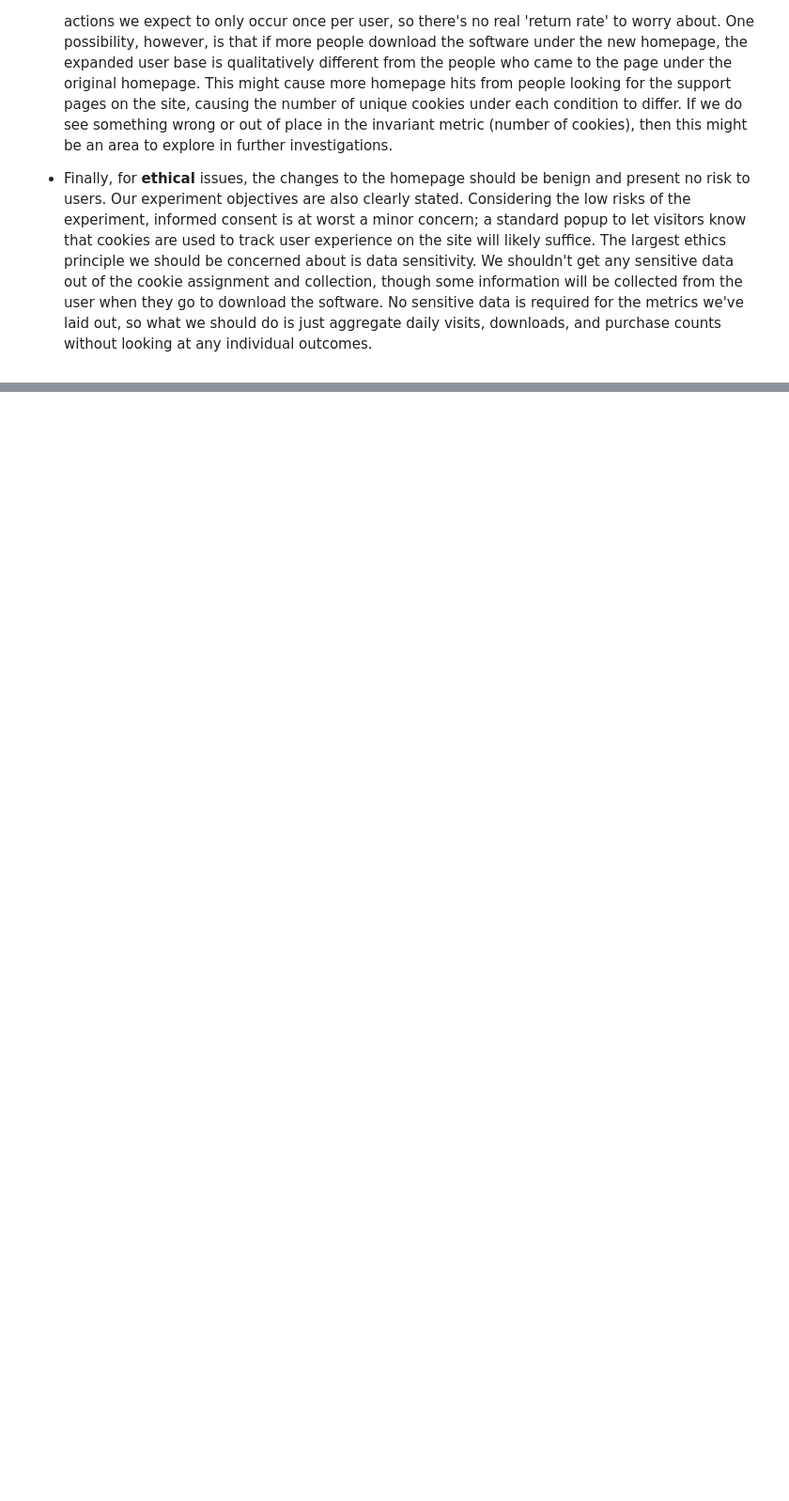
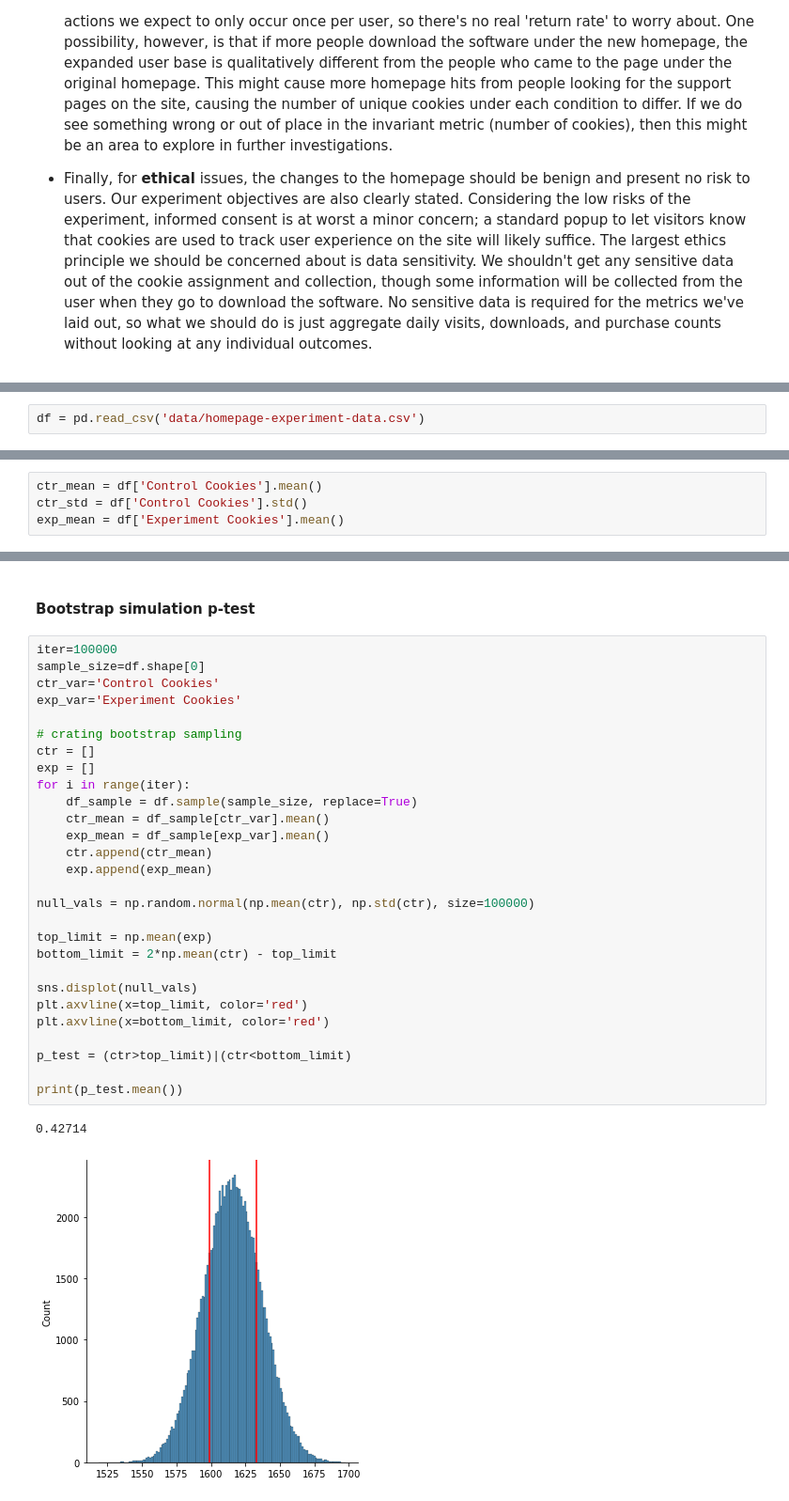
Before and after one commit to vpontello/DataScience_Nanodegree, a Jupyter notebook: 04_Experimental_Design_and_Recommendations/04_AB_Testing_Case_Study/ab_testing_case_study.ipynb, the cells around one changed output, grey strips where cells are left out. Shown at 94% size. Drawn from its saved outputs; the diff is of its cells as text; blank space fills up the shorter version.

Commit message:
statistic experimentations

```diff
--- a/04_Experimental_Design_and_Recommendations/04_AB_Testing_Case_Study/ab_testing_case_study.ipynb
+++ b/04_Experimental_Design_and_Recommendations/04_AB_Testing_Case_Study/ab_testing_case_study.ipynb
@@ -143,0 +157,2 @@ Before getting to the data and its analysis, let's review a few of the conceptua
+# %%
+df = pd.read_csv('data/homepage-experiment-data.csv')
@@ -143,0 +171,4 @@ Before getting to the data and its analysis, let's review a few of the conceptua
+# %%
+ctr_mean = df['Control Cookies'].mean()
+ctr_std = df['Control Cookies'].std()
+exp_mean = df['Experiment Cookies'].mean()
@@ -143,0 +202,33 @@ Before getting to the data and its analysis, let's review a few of the conceptua
+# %% [markdown]
+#### Bootstrap simulation p-test
+# %%
+iter=100000
+sample_size=df.shape[0]
+ctr_var='Control Cookies'
+exp_var='Experiment Cookies'
+
+# crating bootstrap sampling
+ctr = []
+exp = []
+for i in range(iter):
+    df_sample = df.sample(sample_size, replace=True)
+    ctr_mean = df_sample[ctr_var].mean()
+    exp_mean = df_sample[exp_var].mean()
+    ctr.append(ctr_mean)
+    exp.append(exp_mean)
+
+null_vals = np.random.normal(np.mean(ctr), np.std(ctr), size=100000)
+
+top_limit = np.mean(exp)
+bottom_limit = 2*np.mean(ctr) - top_limit
+
+sns.displot(null_vals)
+plt.axvline(x=top_limit, color='red')
+plt.axvline(x=bottom_limit, color='red')
+
+p_test = (ctr>top_limit)|(ctr<bottom_limit)
+
+print(p_test.mean())
+# %% [output]
+0.42714
+[figure, added]
```
Also changed, not shown: parts of 24 cells of this notebook, 1 other file.
